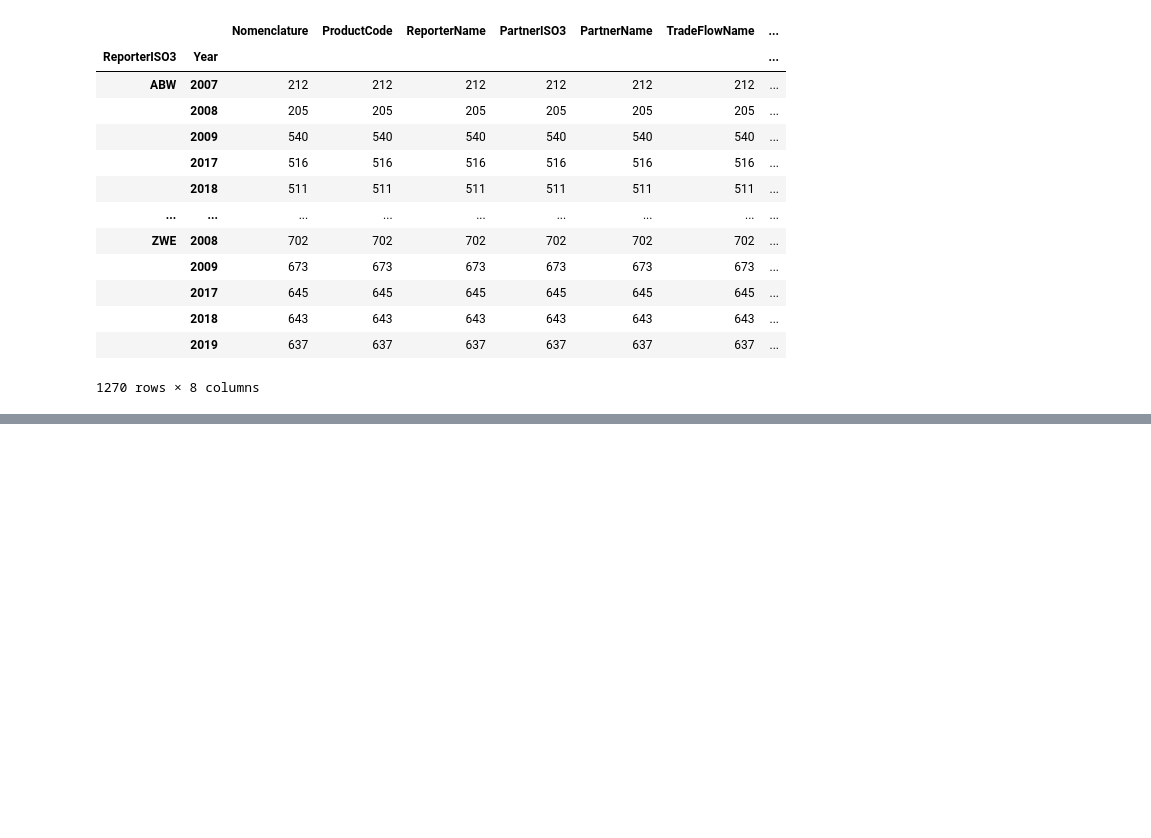
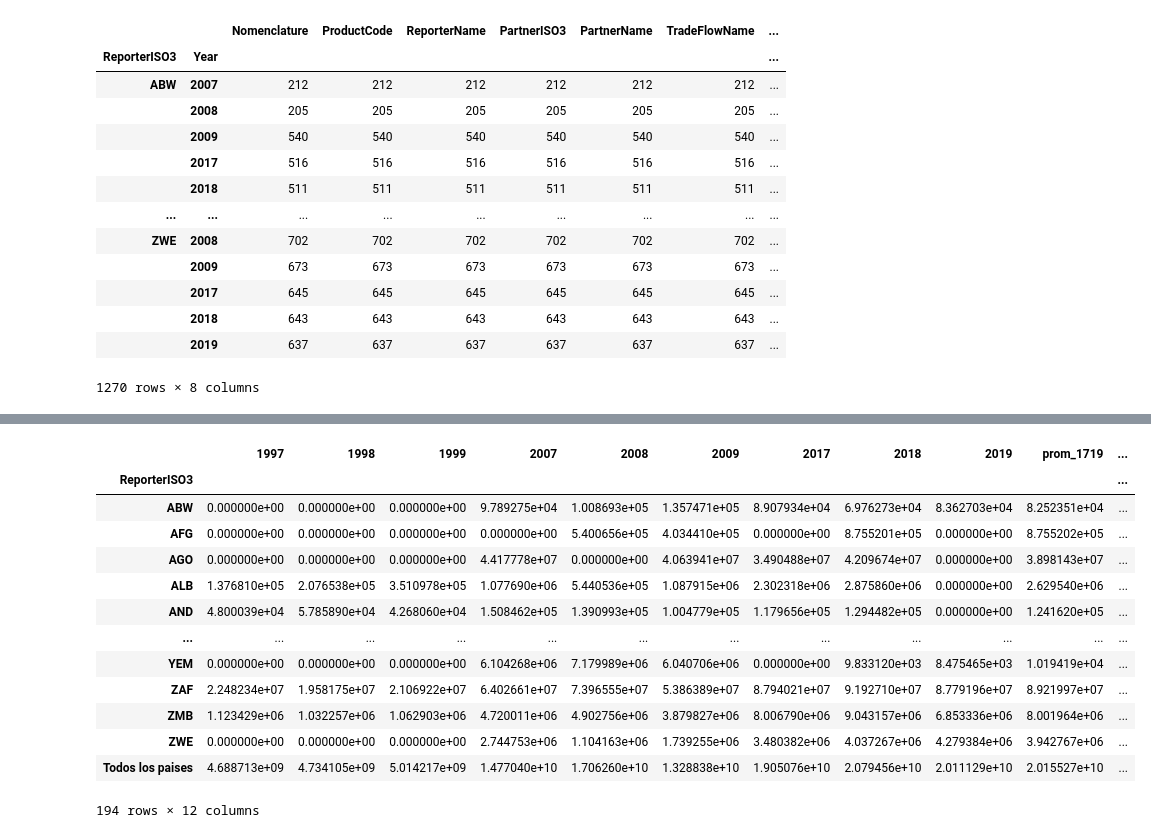
Before and after one commit to sc-perini/product-space, a Jupyter notebook: data/raw/WITS/extracting data.ipynb, the cells around one changed output, grey strips where cells are left out. Drawn from its saved outputs; the diff is of its cells as text; code cells hidden in the pictures; blank space fills up the shorter version.

```diff
--- a/data/raw/WITS/extracting data.ipynb
+++ b/data/raw/WITS/extracting data.ipynb
@@ -95,0 +406,6 @@ None
+# %%
+# reseteo los index para unir luego las tablas
+df_w = df_wide.reset_index()
+df_tot = WLD_tot.reset_index()
+# uno tablas y creao nuevo index con las columnas correspondientes
+df_tot = df_w.append(df_tot).set_index(["ReporterISO3", "ProductCode", 'ReporterName'])
@@ -95,0 +449,4 @@ None
+# %%
+# elimino la fila que tiene el total de todos los países porque ahora voy a calcular todos los subtotales
+df_tot = df_tot.drop(index=[('Todos los paises', 'Total','TOT')])
+df_tot
@@ -95,0 +468,19 @@ None
+# %%
+# armo subtotal por país
+dfs = df_tot.sum(level=0)
+dfs
+# %% [output]
+|  | 1997 | 1998 | 1999 | 2007 | 2008 | 2009 | 2017 | 2018 | 2019 | prom_1719 | ... |
+| ReporterISO3 |  |  |  |  |  |  |  |  |  |  | ... |
+| ABW | 0.000000e+00 | 0.000000e+00 | 0.000000e+00 | 9.789275e+04 | 1.008693e+05 | 1.357471e+05 | 8.907934e+04 | 6.976273e+04 | 8.362703e+04 | 8.252351e+04 | ... |
+| AFG | 0.000000e+00 | 0.000000e+00 | 0.000000e+00 | 0.000000e+00 | 5.400656e+05 | 4.034410e+05 | 0.000000e+00 | 8.755201e+05 | 0.000000e+00 | 8.755202e+05 | ... |
+| AGO | 0.000000e+00 | 0.000000e+00 | 0.000000e+00 | 4.417778e+07 | 0.000000e+00 | 4.063941e+07 | 3.490488e+07 | 4.209674e+07 | 0.000000e+00 | 3.898143e+07 | ... |
+| ALB | 1.376810e+05 | 2.076538e+05 | 3.510978e+05 | 1.077690e+06 | 5.440536e+05 | 1.087915e+06 | 2.302318e+06 | 2.875860e+06 | 0.000000e+00 | 2.629540e+06 | ... |
+| AND | 4.800039e+04 | 5.785890e+04 | 4.268060e+04 | 1.508462e+05 | 1.390993e+05 | 1.004779e+05 | 1.179656e+05 | 1.294482e+05 | 0.000000e+00 | 1.241620e+05 | ... |
+| ... | ... | ... | ... | ... | ... | ... | ... | ... | ... | ... | ... |
+| YEM | 0.000000e+00 | 0.000000e+00 | 0.000000e+00 | 6.104268e+06 | 7.179989e+06 | 6.040706e+06 | 0.000000e+00 | 9.833120e+03 | 8.475465e+03 | 1.019419e+04 | ... |
+| ZAF | 2.248234e+07 | 1.958175e+07 | 2.106922e+07 | 6.402661e+07 | 7.396555e+07 | 5.386389e+07 | 8.794021e+07 | 9.192710e+07 | 8.779196e+07 | 8.921997e+07 | ... |
+| ZMB | 1.123429e+06 | 1.032257e+06 | 1.062903e+06 | 4.720011e+06 | 4.902756e+06 | 3.879827e+06 | 8.006790e+06 | 9.043157e+06 | 6.853336e+06 | 8.001964e+06 | ... |
+| ZWE | 0.000000e+00 | 0.000000e+00 | 0.000000e+00 | 2.744753e+06 | 1.104163e+06 | 1.739255e+06 | 3.480382e+06 | 4.037267e+06 | 4.279384e+06 | 3.942767e+06 | ... |
+| Todos los paises | 4.688713e+09 | 4.734105e+09 | 5.014217e+09 | 1.477040e+10 | 1.706260e+10 | 1.328838e+10 | 1.905076e+10 | 2.079456e+10 | 2.011129e+10 | 2.015527e+10 | ... |
+194 rows × 12 columns
```
Also changed, not shown: parts of 32 cells of this notebook.
